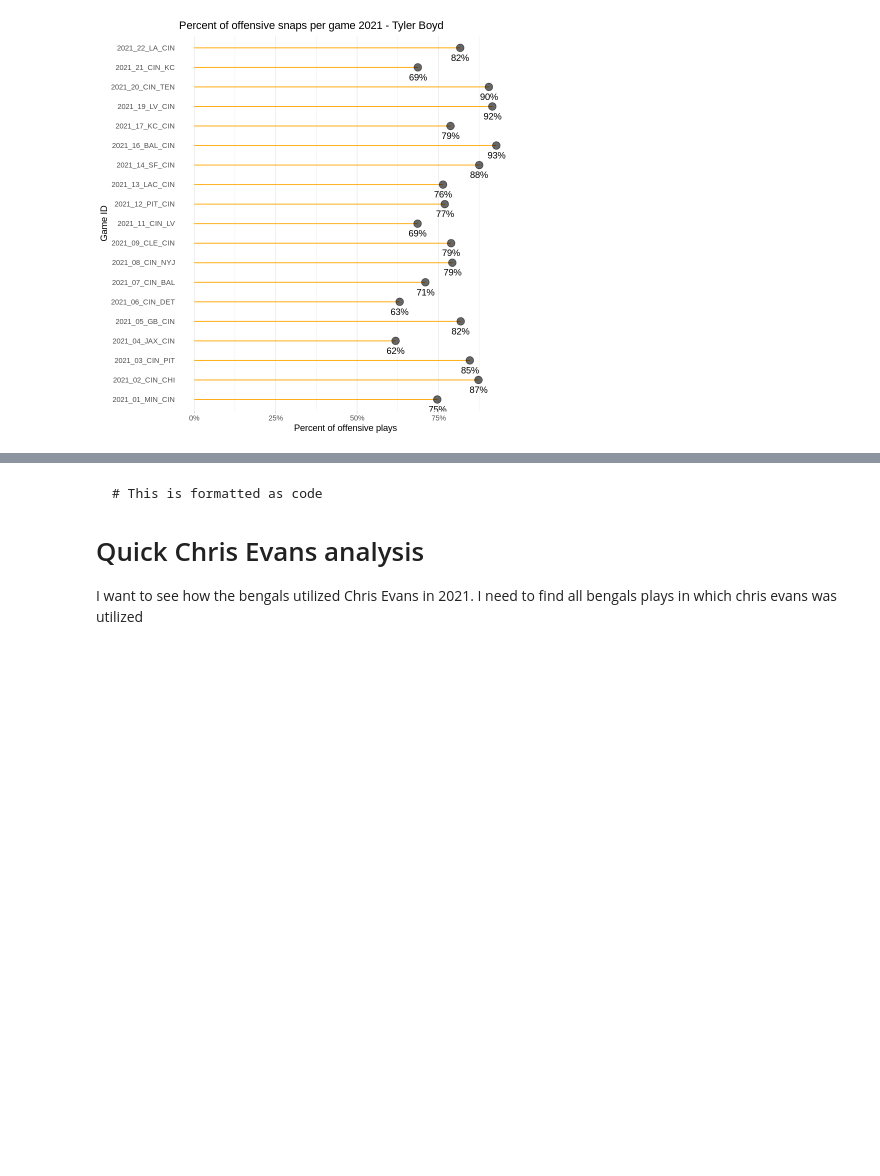
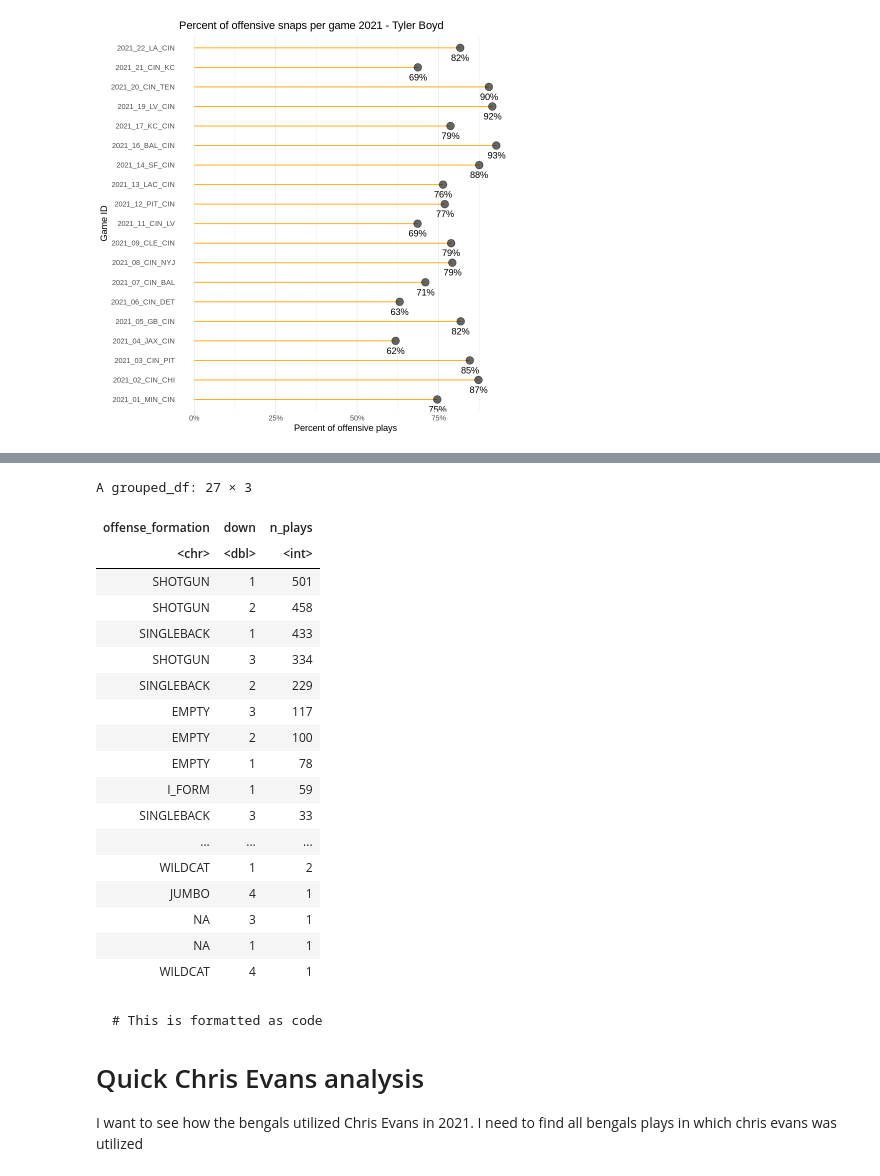
Before and after one commit to cincysam6/BengalR, a Jupyter notebook: Bengals_Analysis_2022.ipynb, the cells around one changed output, grey strips where cells are left out. Cells and saved outputs as stored; diff of their text form; code cells hidden in the pictures; blank space fills up the shorter version.

```diff
--- a/Bengals_Analysis_2022.ipynb
+++ b/Bengals_Analysis_2022.ipynb
@@ -258,3 +301,25 @@ replace the existing scale.
+# %%
+personnel_by_down
+# %% [output]
+A grouped_df: 27 × 3
+| offense_formation | down | n_plays |
+| <chr> | <dbl> | <int> |
+| SHOTGUN | 1 | 501 |
+| SHOTGUN | 2 | 458 |
+| SINGLEBACK | 1 | 433 |
+| SHOTGUN | 3 | 334 |
+| SINGLEBACK | 2 | 229 |
+| EMPTY | 3 | 117 |
+| EMPTY | 2 | 100 |
+| EMPTY | 1 | 78 |
+| I_FORM | 1 | 59 |
+| SINGLEBACK | 3 | 33 |
+| ... | ... | ... |
+| WILDCAT | 1 | 2 |
+| JUMBO | 4 | 1 |
+| NA | 3 | 1 |
+| NA | 1 | 1 |
+| WILDCAT | 4 | 1 |
 # %% [markdown]
 
 
```
Also changed, not shown: parts of 4 cells of this notebook.
